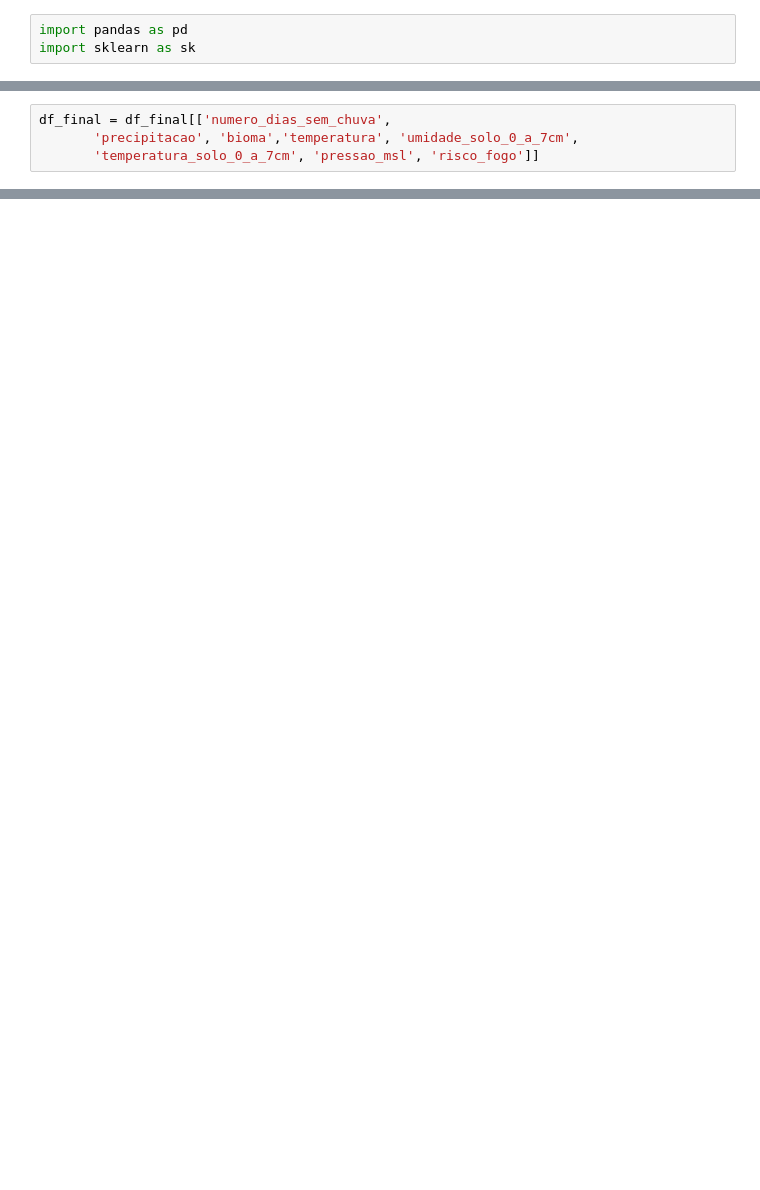
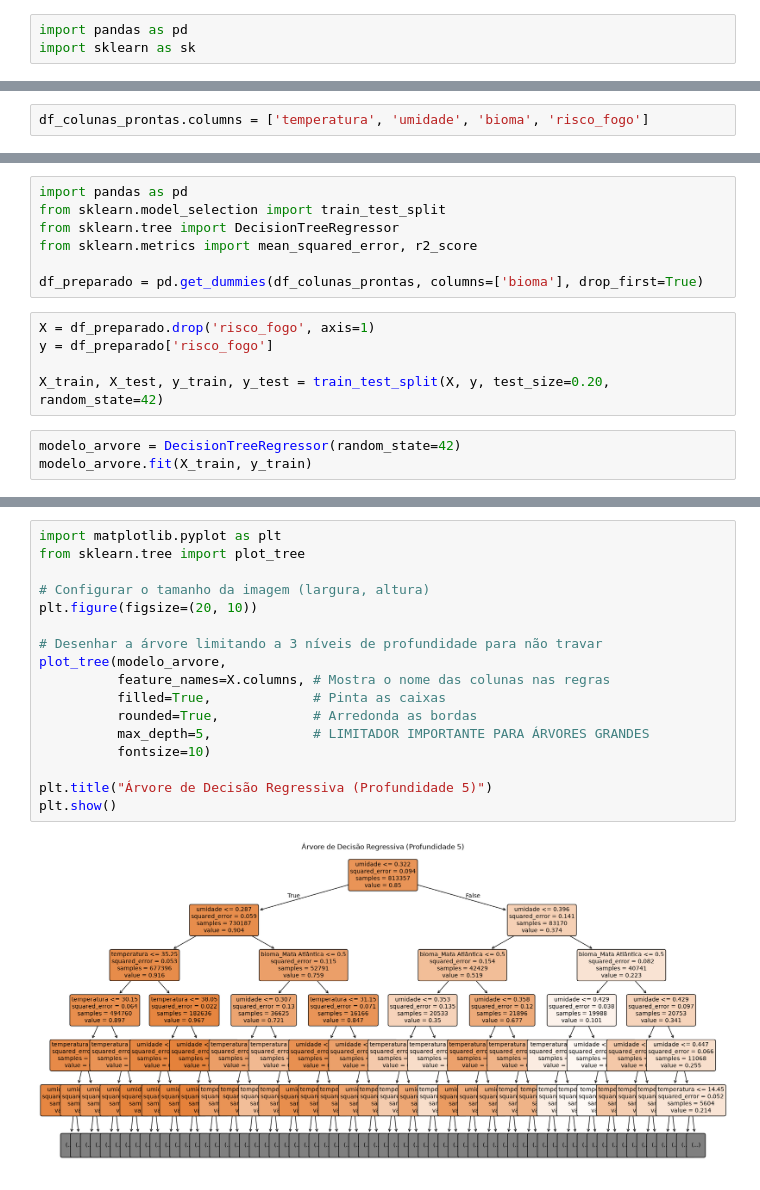
Before and after one commit to solovee/fire_watch_ia, a Jupyter notebook: main.ipynb, the cells around one changed output, grey strips where cells are left out. Cells and saved outputs as stored; diff of their text form; blank space fills up the shorter version.

```diff
--- a/main.ipynb
+++ b/main.ipynb
@@ -44,5 +62,3 @@ Index(['id', 'lat', 'lon', 'data_hora_gmt', 'satelite', 'municipio', 'estado',
 # %%
-df_final = df_final[['numero_dias_sem_chuva',
-       'precipitacao', 'bioma','temperatura', 'umidade_solo_0_a_7cm',
-       'temperatura_solo_0_a_7cm', 'pressao_msl', 'risco_fogo']]
+df_colunas_prontas.columns = ['temperatura', 'umidade', 'bioma', 'risco_fogo']
 # %%
@@ -64,0 +80,15 @@ df_final = df_final[(df_final['bioma'] == 'Cerrado') | (df_final['bioma'] == 'Ma
+# %%
+import pandas as pd
+from sklearn.model_selection import train_test_split
+from sklearn.tree import DecisionTreeRegressor
+from sklearn.metrics import mean_squared_error, r2_score
+
+df_preparado = pd.get_dummies(df_colunas_prontas, columns=['bioma'], drop_first=True)
+# %%
+X = df_preparado.drop('risco_fogo', axis=1)
+y = df_preparado['risco_fogo']
+
+X_train, X_test, y_train, y_test = train_test_split(X, y, test_size=0.20, random_state=42)
+# %%
+modelo_arvore = DecisionTreeRegressor(random_state=42)
+modelo_arvore.fit(X_train, y_train)
@@ -64,0 +156,19 @@ df_final = df_final[(df_final['bioma'] == 'Cerrado') | (df_final['bioma'] == 'Ma
+# %%
+import matplotlib.pyplot as plt
+from sklearn.tree import plot_tree
+
+# Configurar o tamanho da imagem (largura, altura)
+plt.figure(figsize=(20, 10))
+
+# Desenhar a árvore limitando a 3 níveis de profundidade para não travar
+plot_tree(modelo_arvore,
+          feature_names=X.columns, # Mostra o nome das colunas nas regras
+          filled=True,             # Pinta as caixas
+          rounded=True,            # Arredonda as bordas
+          max_depth=5,             # LIMITADOR IMPORTANTE PARA ÁRVORES GRANDES
+          fontsize=10)
+
+plt.title("Árvore de Decisão Regressiva (Profundidade 5)")
+plt.show()
+# %% [output]
+[figure, added]
```
Also changed, not shown: parts of 11 cells of this notebook.
